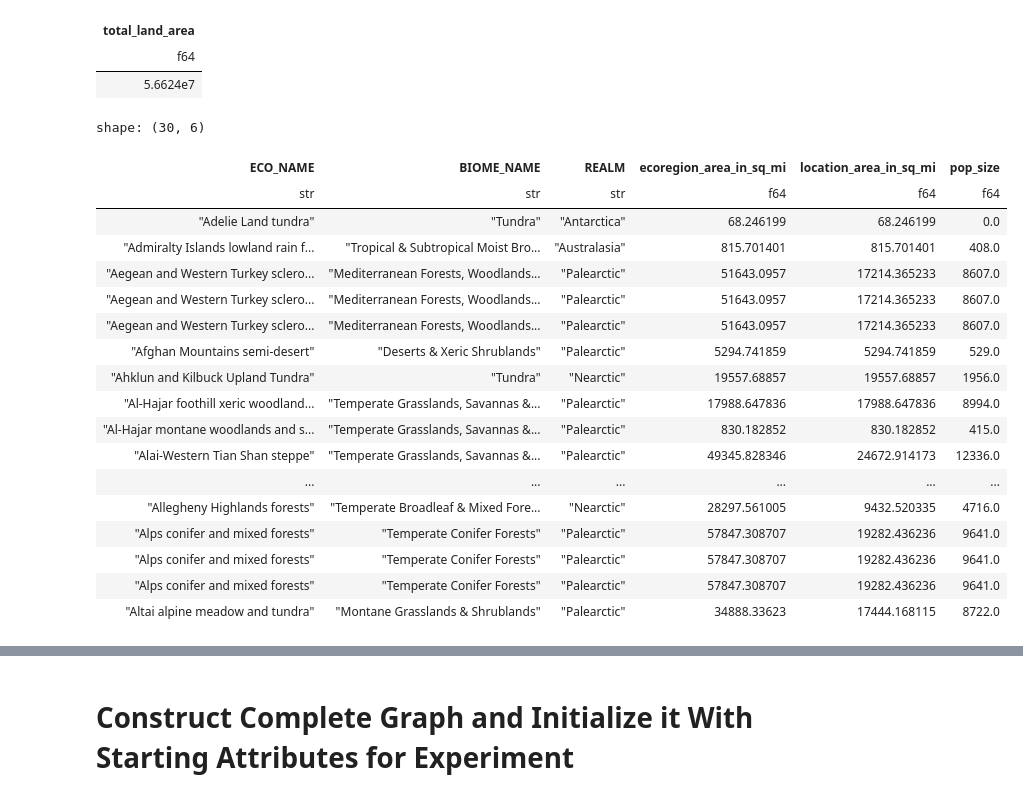
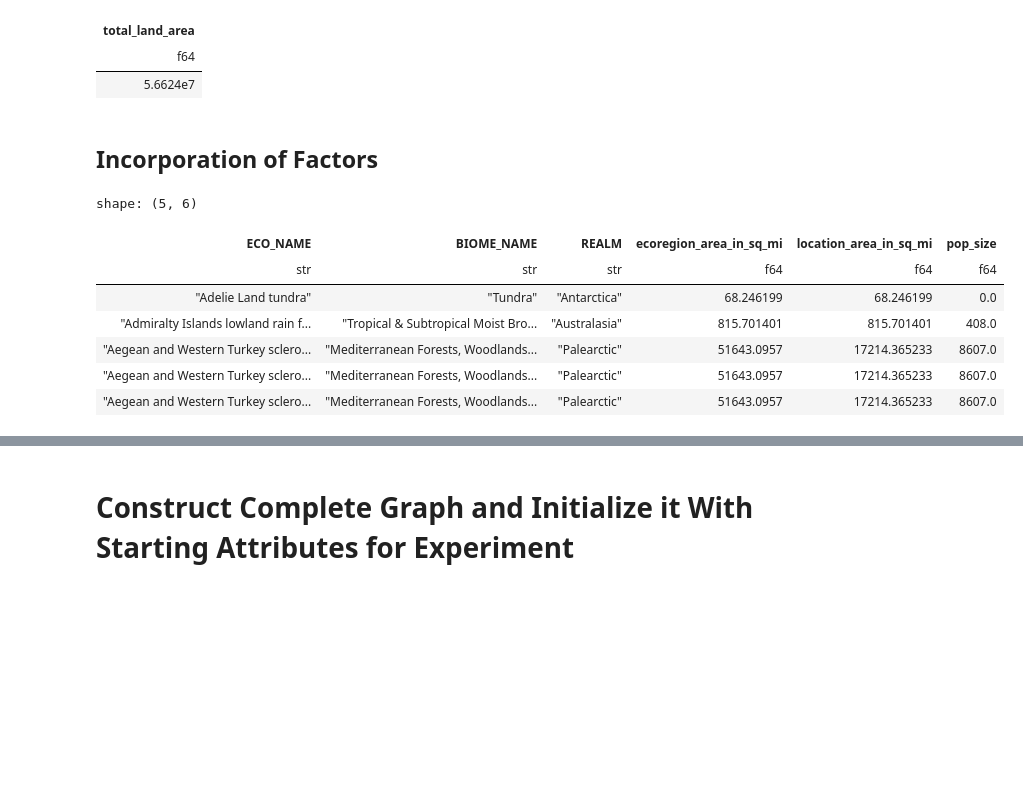
Before and after one commit to iamgiddyaboutgit-schoolwork/doe_group_project, a Jupyter notebook: src/simulate_world.ipynb, the cells around one changed output, grey strips where cells are left out. Cells and saved outputs as stored; diff of their text form; code cells hidden in the pictures; blank space fills up the shorter version.

```diff
--- a/src/simulate_world.ipynb
+++ b/src/simulate_world.ipynb
@@ -281,8 +319,11 @@ shape: (1, 1)
 | total_land_area |
 | f64 |
 | 5.6624e7 |
+# %% [markdown]
+## Incorporation of Factors
 # %%
-(ecoregions_2017_with_more_points_no_geo
+# Store info. based on treatments for use later.
+ecoregions_2017_with_more_points_no_geo = (ecoregions_2017_with_more_points_no_geo
     .with_columns([
         pl.when(
             # Don't have people here to start.
@@ -362,43 +403,33 @@ shape: (1, 1)
         .when(
             (pl.col("BIOME_NAME") == "Tropical & Subtropical Grasslands, Savannas & Shrublands")
         )
         .then(
             TROPICAL_AND_SUBTROPICAL_GRASSLANDS_SAVANNAS_AND_SHRUBLANDS_INITIAL_AVG_POP_DENSITY * pl.col("location_area_in_sq_mi")
         )
         .when(
             (pl.col("BIOME_NAME") == "Tropical & Subtropical Moist Broadleaf Forests")
         )
         .then(
             TROPICAL_AND_SUBTROPICAL_MOIST_BROADLEAF_FORESTS_INITIAL_AVG_POP_DENSITY * pl.col("location_area_in_sq_mi")
         )
         .when(
             (pl.col("BIOME_NAME") == "Tundra")
         )
         .then(
             TUNDRA_INITIAL_AVG_POP_DENSITY * pl.col("location_area_in_sq_mi")
         )
         .round(0)
         .alias("pop_size")
     ])
-    .head(n=30)
 )
+
+ecoregions_2017_with_more_points_no_geo.head()
 # %% [output]
-shape: (30, 6)
+shape: (5, 6)
 | ECO_NAME | BIOME_NAME | REALM | ecoregion_area_in_sq_mi | location_area_in_sq_mi | pop_size |
 | str | str | str | f64 | f64 | f64 |
 | "Adelie Land tundra" | "Tundra" | "Antarctica" | 68.246199 | 68.246199 | 0.0 |
 | "Admiralty Islands lowland rain f... | "Tropical & Subtropical Moist Bro... | "Australasia" | 815.701401 | 815.701401 | 408.0 |
 | "Aegean and Western Turkey sclero... | "Mediterranean Forests, Woodlands... | "Palearctic" | 51643.0957 | 17214.365233 | 8607.0 |
 | "Aegean and Western Turkey sclero... | "Mediterranean Forests, Woodlands... | "Palearctic" | 51643.0957 | 17214.365233 | 8607.0 |
 | "Aegean and Western Turkey sclero... | "Mediterranean Forests, Woodlands... | "Palearctic" | 51643.0957 | 17214.365233 | 8607.0 |
-| "Afghan Mountains semi-desert" | "Deserts & Xeric Shrublands" | "Palearctic" | 5294.741859 | 5294.741859 | 529.0 |
-| "Ahklun and Kilbuck Upland Tundra" | "Tundra" | "Nearctic" | 19557.68857 | 19557.68857 | 1956.0 |
-| "Al-Hajar foothill xeric woodland... | "Temperate Grasslands, Savannas &... | "Palearctic" | 17988.647836 | 17988.647836 | 8994.0 |
-| "Al-Hajar montane woodlands and s... | "Temperate Grasslands, Savannas &... | "Palearctic" | 830.182852 | 830.182852 | 415.0 |
-| "Alai-Western Tian Shan steppe" | "Temperate Grasslands, Savannas &... | "Palearctic" | 49345.828346 | 24672.914173 | 12336.0 |
-| ... | ... | ... | ... | ... | ... |
-| "Allegheny Highlands forests" | "Temperate Broadleaf & Mixed Fore... | "Nearctic" | 28297.561005 | 9432.520335 | 4716.0 |
-| "Alps conifer and mixed forests" | "Temperate Conifer Forests" | "Palearctic" | 57847.308707 | 19282.436236 | 9641.0 |
-| "Alps conifer and mixed forests" | "Temperate Conifer Forests" | "Palearctic" | 57847.308707 | 19282.436236 | 9641.0 |
-| "Alps conifer and mixed forests" | "Temperate Conifer Forests" | "Palearctic" | 57847.308707 | 19282.436236 | 9641.0 |
-| "Altai alpine meadow and tundra" | "Montane Grasslands & Shrublands" | "Palearctic" | 34888.33623 | 17444.168115 | 8722.0 |
```
Also changed, not shown: parts of 17 cells of this notebook.
